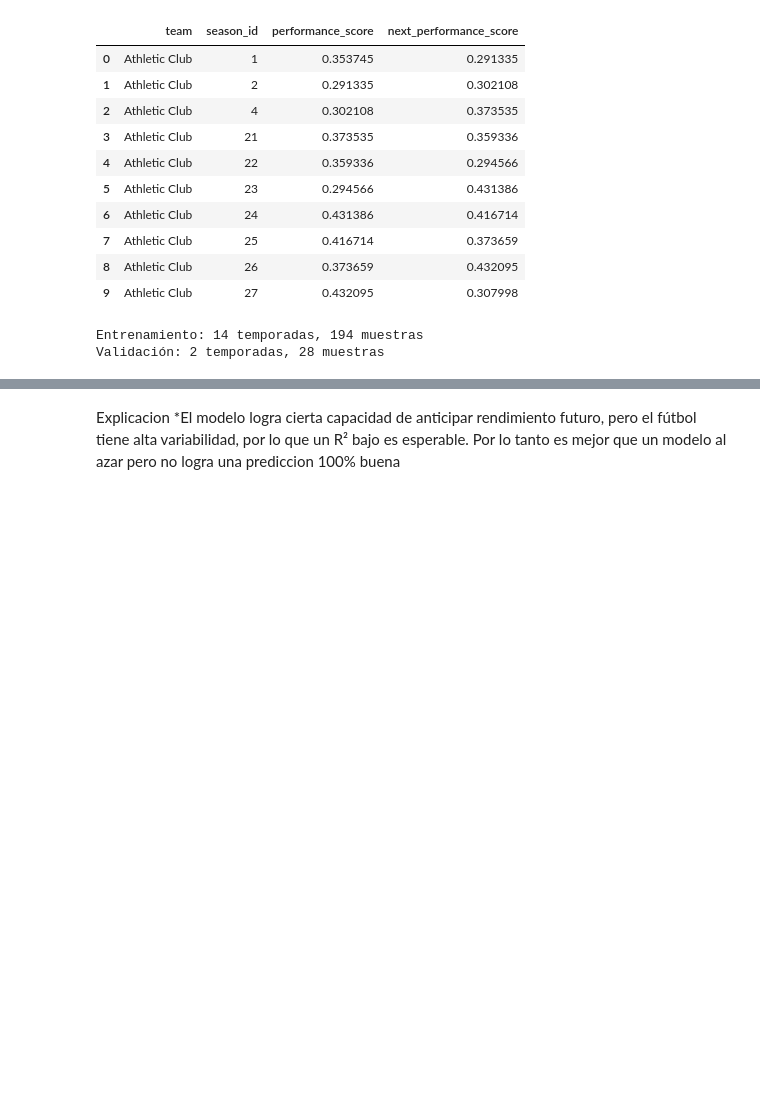
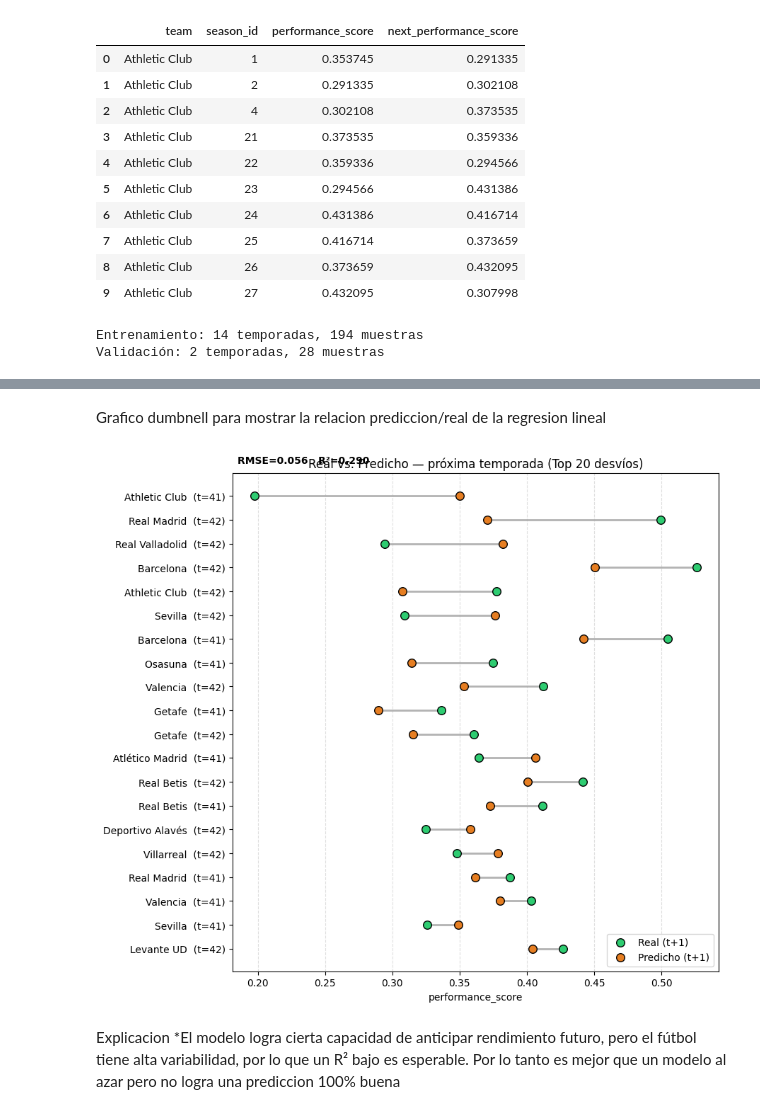
Before and after one commit to VainstubTomas/Aprendizaje_Automatico_Grandes_Datos, a Jupyter notebook: main.ipynb, the cells around one changed output, grey strips where cells are left out. Saved outputs shown, nothing was run; the diff lists cells and outputs as text; code cells hidden in the pictures; blank space fills up the shorter version.

```diff
--- a/main.ipynb
+++ b/main.ipynb
@@ -1584,3 +1570,54 @@ plt.show()
+# %% [markdown]
+Grafico dumbnell para mostrar la relacion prediccion/real de la regresion lineal
+# %%
+# Usamos la tabla 'results' creada antes:
+# columns esperadas: ['team','season_id','performance_score','predicted_next_score','real_next_score','error']
+
+# 1) Elegimos los equipos a mostrar (p.ej. los 20 con mayor error absoluto)
+topN = 20
+plot_df = results.copy()
+plot_df['abs_error'] = plot_df['error'].abs()
+plot_df = plot_df.sort_values('abs_error', ascending=False).head(topN)
+
+# Etiqueta: equipo (temporada de validación)
+plot_df['label'] = plot_df['team'].astype(str) + "  (t=" + plot_df['season_id'].astype(str) + ")"
+
+# 2) Armamos el gráfico dumbbell
+fig, ax = plt.subplots(figsize=(9, 8))
+
+y_pos = np.arange(len(plot_df))
+
+# líneas que unen real ↔ predicho
+for i, row in enumerate(plot_df.itertuples(index=False)):
+    ax.plot([row.real_next_score, row.predicted_next_score], [i, i],
+            color='0.7', lw=2, zorder=1)
+
+# puntos: real (verde) y predicho (naranja)
+ax.scatter(plot_df['real_next_score'], y_pos, s=70, color='#2ecc71', edgecolor='k', zorder=2, label='Real (t+1)')
+ax.scatter(plot_df['predicted_next_score'], y_pos, s=70, color='#e67e22', edgecolor='k', zorder=3, label='Predicho (t+1)')
+
+# ejes y etiquetas
+ax.set_yticks(y_pos)
+ax.set_yticklabels(plot_df['label'])
+ax.invert_yaxis()  # el primero arriba
+ax.set_xlabel("performance_score")
+ax.set_title("Real vs. Predicho — próxima temporada (Top {} desvíos)".format(topN))
+
+# Info visual
+ax.grid(axis='x', linestyle='--', alpha=0.4)
+ax.legend(loc='lower right')
+
+# (opcional) mostrar RMSE/R² si ya los calculaste como rmse_val y r2_val
+try:
+    ax.text(0.01, 1.02, f"RMSE={rmse_val:.3f}   R²={r2_val:.3f}",
+            transform=ax.transAxes, fontsize=10, fontweight='bold')
+except NameError:
+    pass
+
+plt.tight_layout()
+plt.show()
+# %% [output]
+[figure, added]
 # %% [markdown]
 Explicacion
 *El modelo logra cierta capacidad de anticipar rendimiento futuro, pero el fútbol tiene alta variabilidad, por lo que un R² bajo es esperable. Por lo tanto es mejor que un modelo al azar pero no logra una prediccion 100% buena
```
Also changed, not shown: parts of 5 cells of this notebook.
